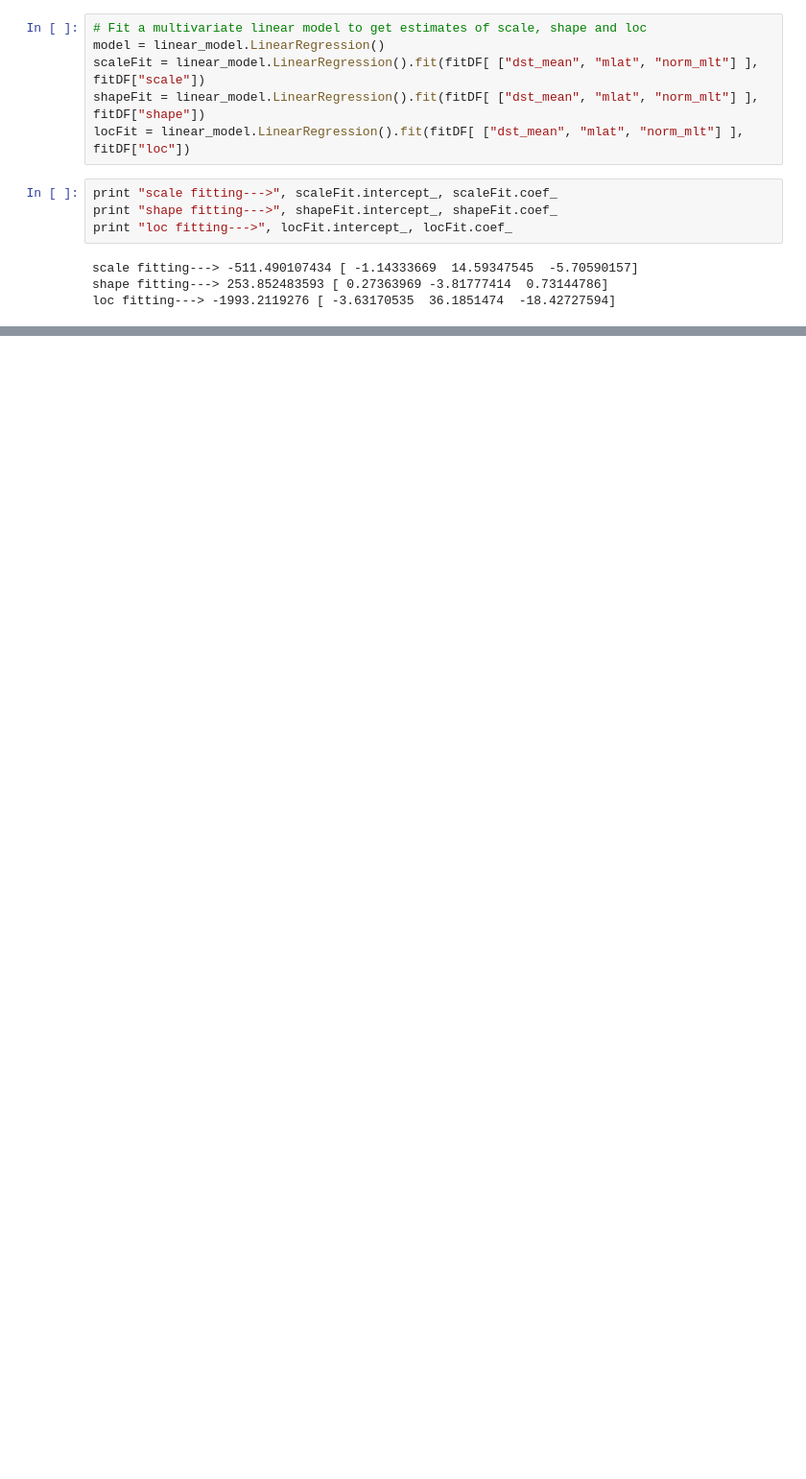
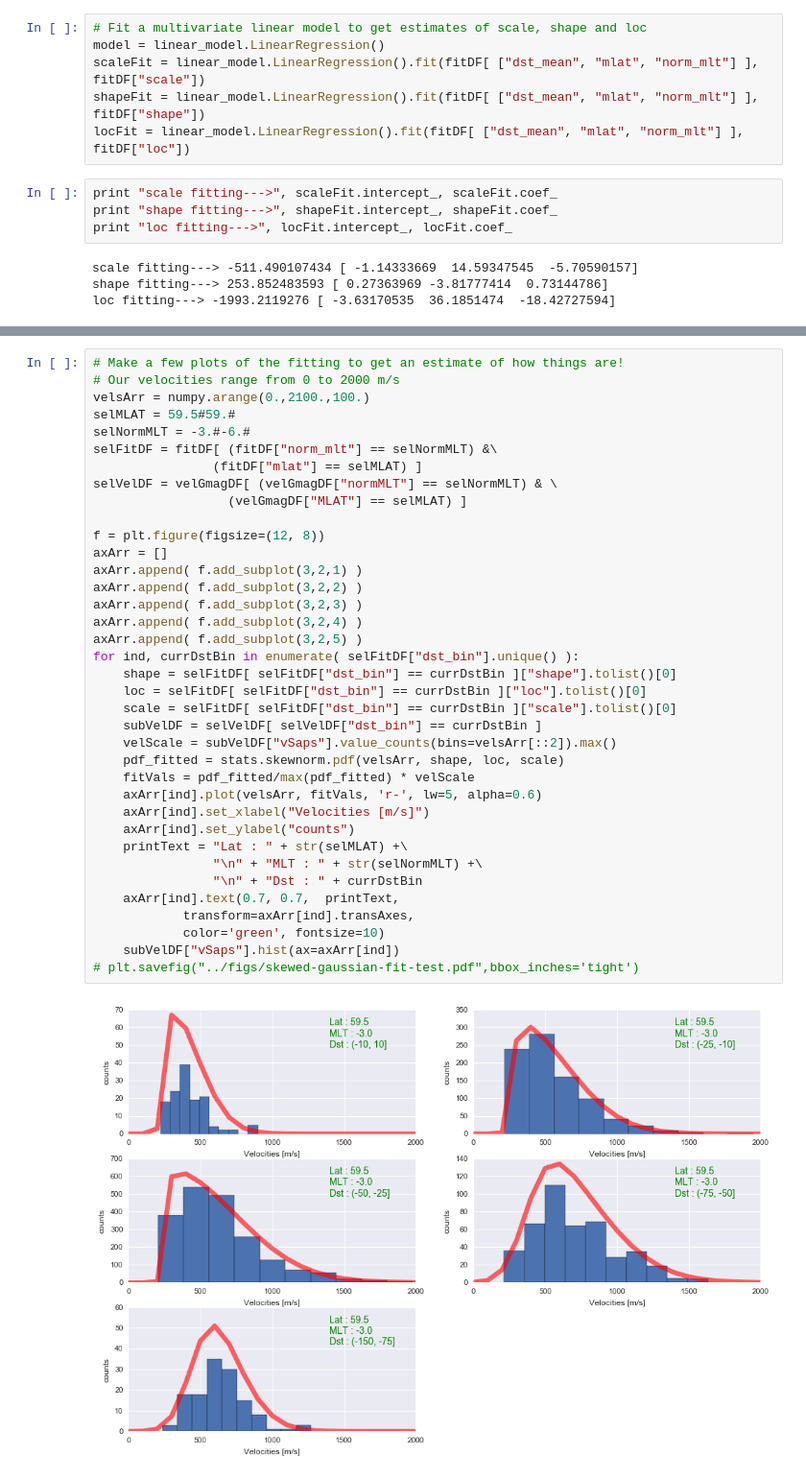
Before and after one commit to bharatreddy/vel-analys, a Jupyter notebook: ipy/skewed_gaussian_fit.ipynb, the cells around one changed output, grey strips where cells are left out. Shown at 96% size. Cells and saved outputs as stored; diff of their text form; blank space fills up the shorter version.

Commit message:
test fitting

```diff
--- a/ipy/skewed_gaussian_fit.ipynb
+++ b/ipy/skewed_gaussian_fit.ipynb
@@ -231,0 +230,39 @@ See the caveats in the documentation: http://pandas.pydata.org/pandas-docs/stabl
+# %%
+# Make a few plots of the fitting to get an estimate of how things are!
+# Our velocities range from 0 to 2000 m/s
+velsArr = numpy.arange(0.,2100.,100.)
+selMLAT = 59.5#59.#
+selNormMLT = -3.#-6.#
+selFitDF = fitDF[ (fitDF["norm_mlt"] == selNormMLT) &\
+                (fitDF["mlat"] == selMLAT) ]
+selVelDF = velGmagDF[ (velGmagDF["normMLT"] == selNormMLT) & \
+                  (velGmagDF["MLAT"] == selMLAT) ]
+
+f = plt.figure(figsize=(12, 8))
+axArr = []
+axArr.append( f.add_subplot(3,2,1) )
+axArr.append( f.add_subplot(3,2,2) )
+axArr.append( f.add_subplot(3,2,3) )
+axArr.append( f.add_subplot(3,2,4) )
+axArr.append( f.add_subplot(3,2,5) )
+for ind, currDstBin in enumerate( selFitDF["dst_bin"].unique() ):
+    shape = selFitDF[ selFitDF["dst_bin"] == currDstBin ]["shape"].tolist()[0]
+    loc = selFitDF[ selFitDF["dst_bin"] == currDstBin ]["loc"].tolist()[0]
+    scale = selFitDF[ selFitDF["dst_bin"] == currDstBin ]["scale"].tolist()[0]
+    subVelDF = selVelDF[ selVelDF["dst_bin"] == currDstBin ]
+    velScale = subVelDF["vSaps"].value_counts(bins=velsArr[::2]).max()
+    pdf_fitted = stats.skewnorm.pdf(velsArr, shape, loc, scale)
+    fitVals = pdf_fitted/max(pdf_fitted) * velScale
+    axArr[ind].plot(velsArr, fitVals, 'r-', lw=5, alpha=0.6)
+    axArr[ind].set_xlabel("Velocities [m/s]")
+    axArr[ind].set_ylabel("counts")
+    printText = "Lat : " + str(selMLAT) +\
+                "\n" + "MLT : " + str(selNormMLT) +\
+                "\n" + "Dst : " + currDstBin
+    axArr[ind].text(0.7, 0.7,  printText,
+            transform=axArr[ind].transAxes,
+            color='green', fontsize=10)
+    subVelDF["vSaps"].hist(ax=axArr[ind])
+# plt.savefig("../figs/skewed-gaussian-fit-test.pdf",bbox_inches='tight')
+# %% [output]
+[figure, added]
```
Also changed, not shown: parts of 2 cells of this notebook, 1 other file.
